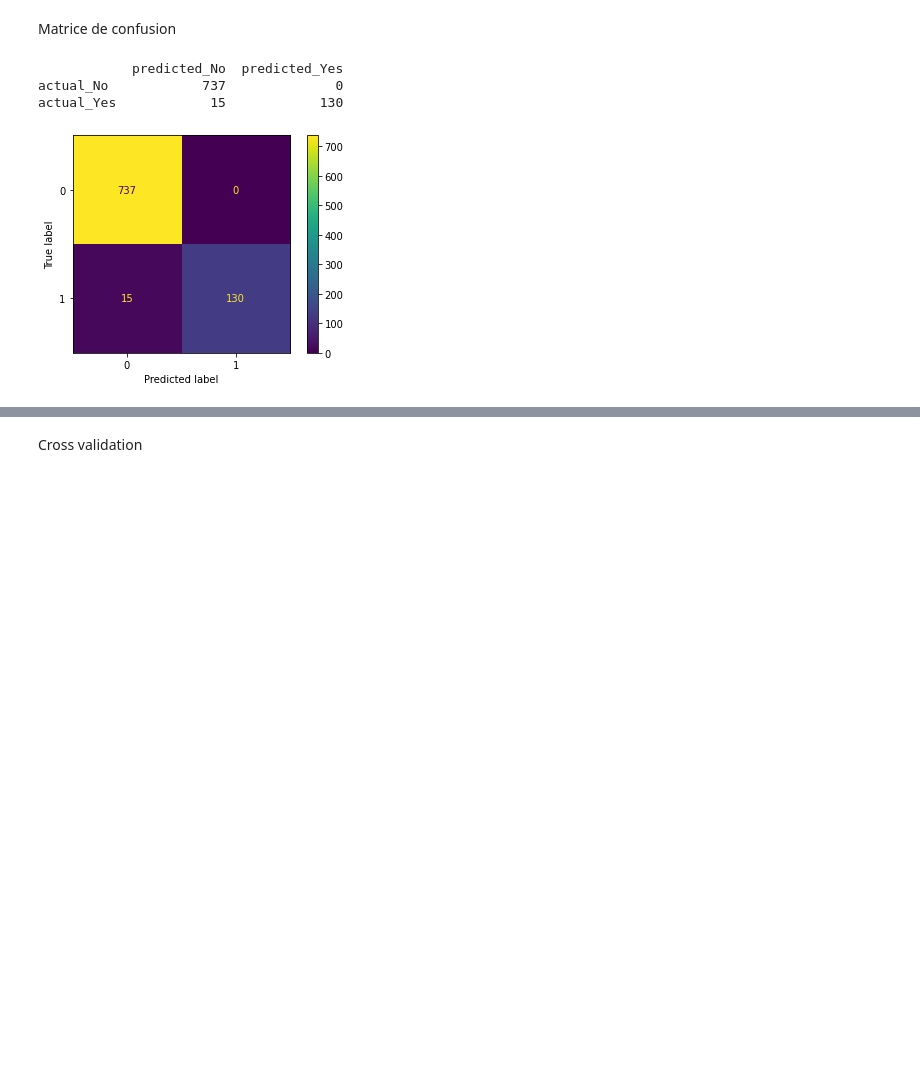
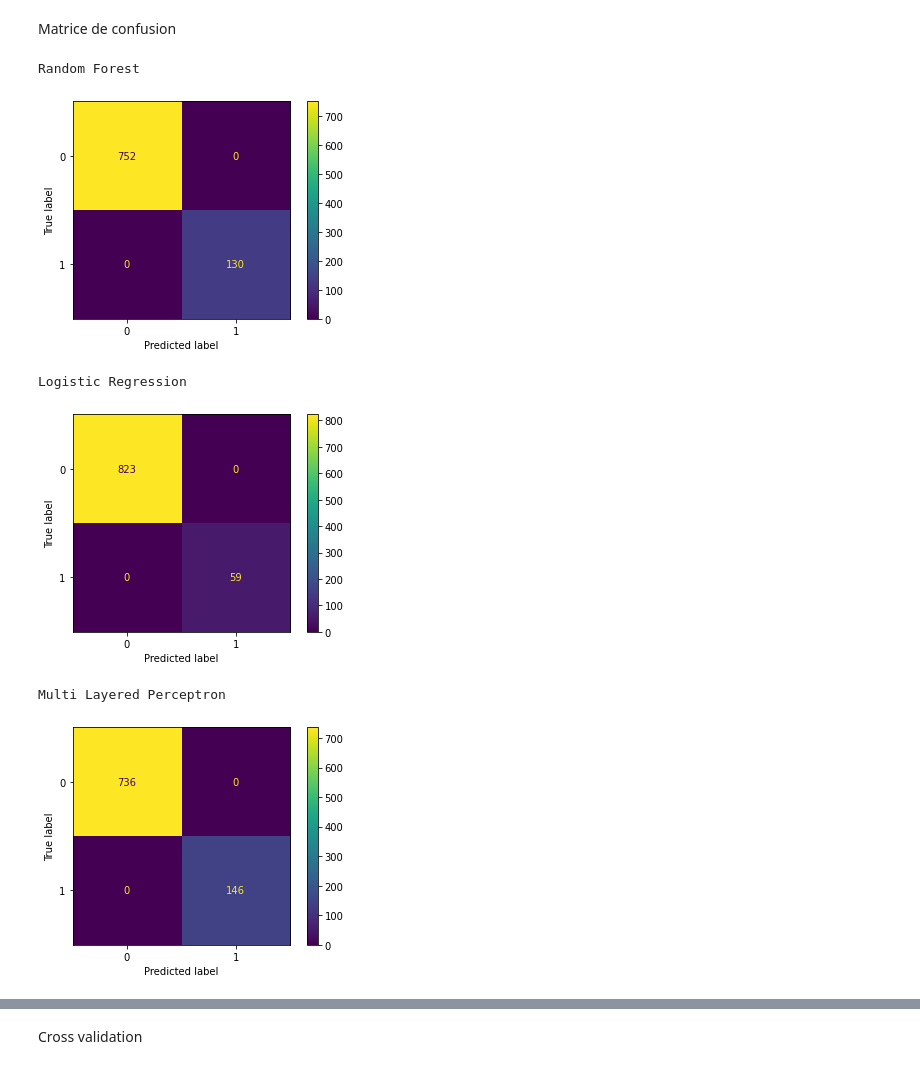
Before and after one commit to Mathieubola/ProjetIA, a Jupyter notebook: 4-Choix model et parametres.ipynb, the cells around one changed output, grey strips where cells are left out. Cells and saved outputs as stored; diff of their text form; code cells hidden in the pictures; blank space fills up the shorter version.

```diff
--- a/4-Choix model et parametres.ipynb
+++ b/4-Choix model et parametres.ipynb
@@ -173,0 +183,29 @@ Zero One Loss :  0.017006802721088454
+# %%
+from sklearn.metrics import mean_squared_error
+from sklearn.metrics import mean_absolute_error
+from sklearn.metrics import zero_one_loss
+from sklearn.metrics import confusion_matrix
+
+def printinfos(y_pred, y_test):
+    print(
+        '  Root mean squared error : ',
+        mean_squared_error(y_test, y_pred, squared = False)
+    )
+    print(
+        '  Mean absolute error :',
+        mean_absolute_error(y_test, y_pred)
+    )
+    print(
+        '  Zero One Loss : ',
+        zero_one_loss(y_test, y_pred)
+    )
+
+    print("\n", pd.DataFrame(
+        confusion_matrix(y_test, y_pred),
+        columns= ['predicted_No', 'predicted_Yes'],
+        index=['actual_No', 'actual_Yes']
+    ))
+
+for name, y_pred in y_pred_dict.items():
+    print(f"\nModel name: {name}")
+    printinfos(y_pred, y_test)
@@ -174,20 +230,19 @@ Zero One Loss :  0.017006802721088454
 # %% [markdown]
 Matrice de confusion
-# %%
-from sklearn.metrics import confusion_matrix
-
-print(pd.DataFrame(confusion_matrix(y_test, y_pred), columns= ['predicted_No', 'predicted_Yes'], index=['actual_No', 'actual_Yes']))
-# %% [output]
-            predicted_No  predicted_Yes
-actual_No            737              0
-actual_Yes            15            130
 # %%
 from sklearn import metrics
 
-metrics.plot_confusion_matrix(classifier, X_test, y_test)
-plt.show()
+for name, model in model_dict.items():
+    print(name)
+    metrics.plot_confusion_matrix(model, X_test, y_pred_dict[name])
+    plt.show()
 # %% [output]
+Random Forest
-[figure, old version]
+[figure, new version]
+Logistic Regression
+[figure, added]
+Multi Layered Perceptron
+[figure, added]
 # %%
 from sklearn.metrics import precision_score, recall_score, average_precision_score, f1_score, fbeta_score
 
```
Also changed, not shown: parts of 14 cells of this notebook, 2 other files.
